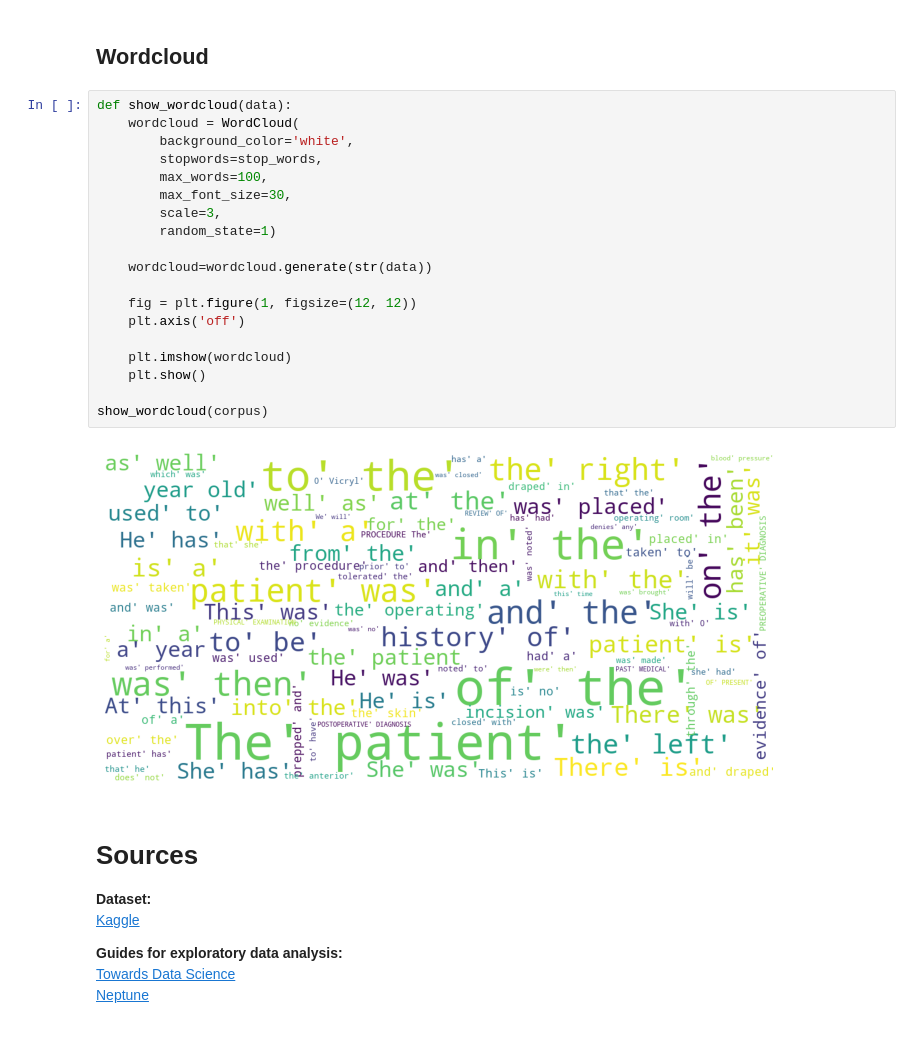
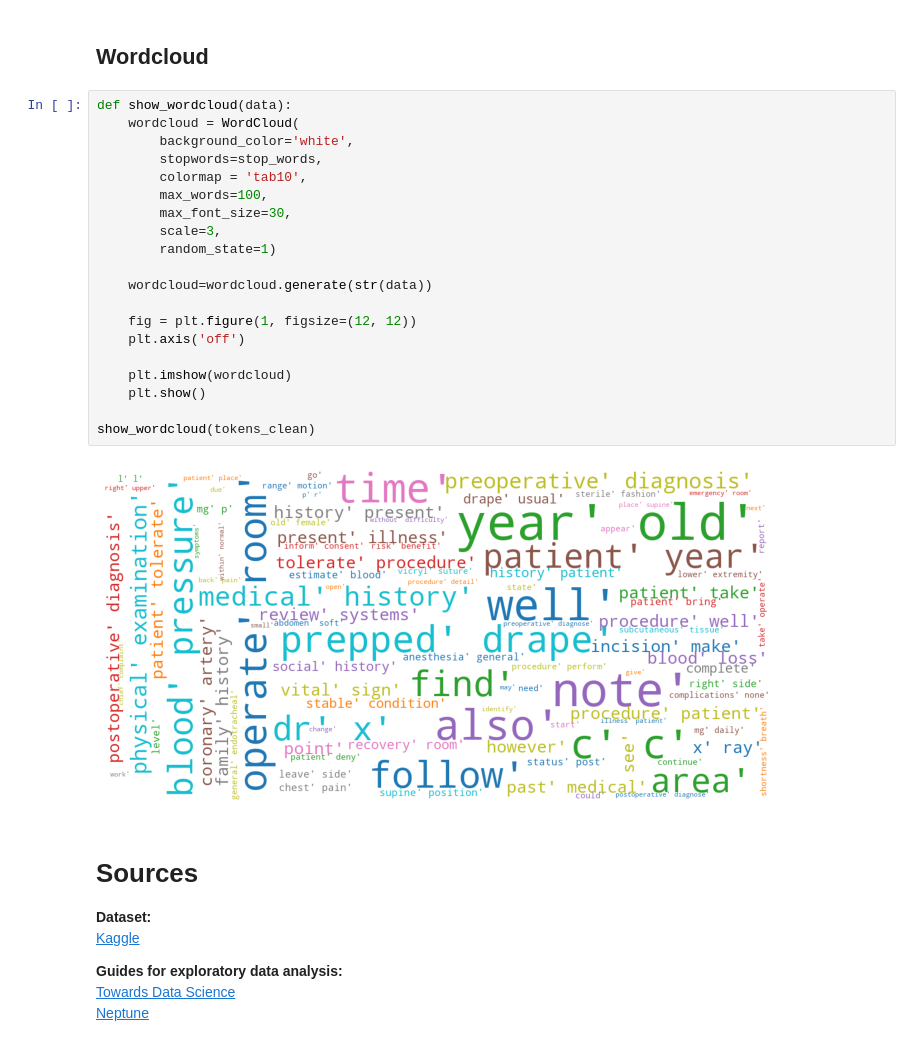
Before and after one commit to freyakuhlman/MedicalTranscriptionClassification, a Jupyter notebook: medical_transcription_data_analysis.ipynb, the cells around one changed output. Cells and saved outputs as stored; diff of their text form.

```diff
--- a/medical_transcription_data_analysis.ipynb
+++ b/medical_transcription_data_analysis.ipynb
@@ -292,24 +294,25 @@ for i in range(1,5):
 # %%
 def show_wordcloud(data):
     wordcloud = WordCloud(
         background_color='white',
         stopwords=stop_words,
+        colormap = 'tab10',
         max_words=100,
         max_font_size=30,
         scale=3,
         random_state=1)
 
     wordcloud=wordcloud.generate(str(data))
 
     fig = plt.figure(1, figsize=(12, 12))
     plt.axis('off')
 
     plt.imshow(wordcloud)
     plt.show()
 
-show_wordcloud(corpus)
+show_wordcloud(tokens_clean)
 # %% [output]
-[figure, old version]
+[figure, new version]
 # %% [markdown]
 # Sources
 
```
Also changed, not shown: parts of 11 cells of this notebook.
